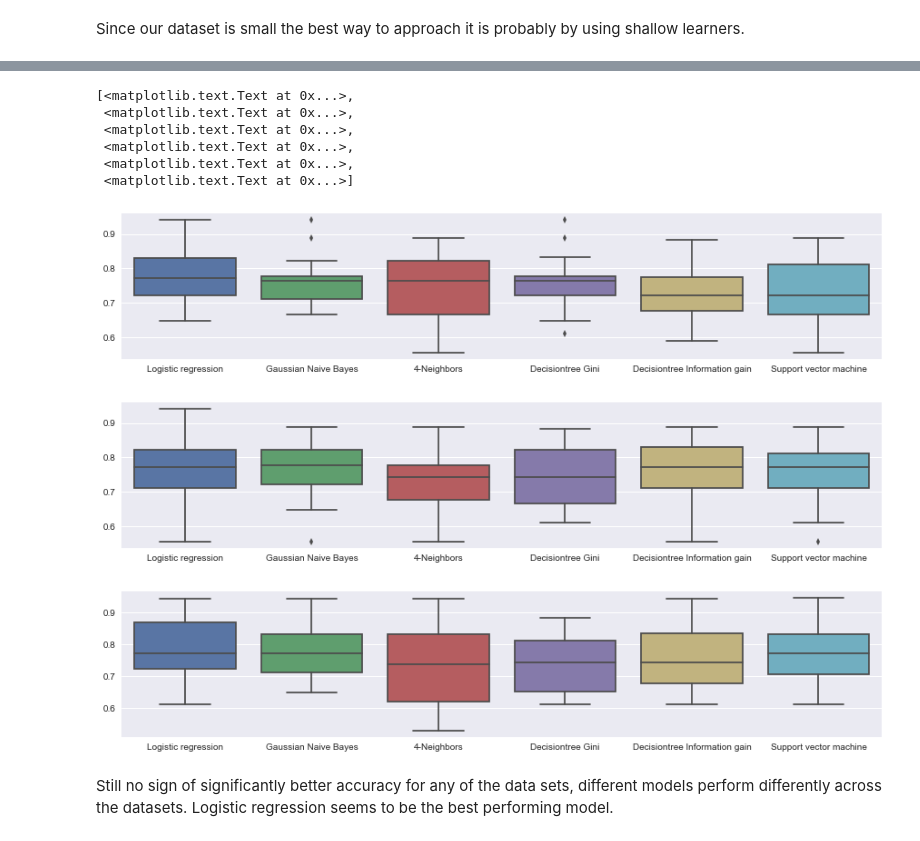
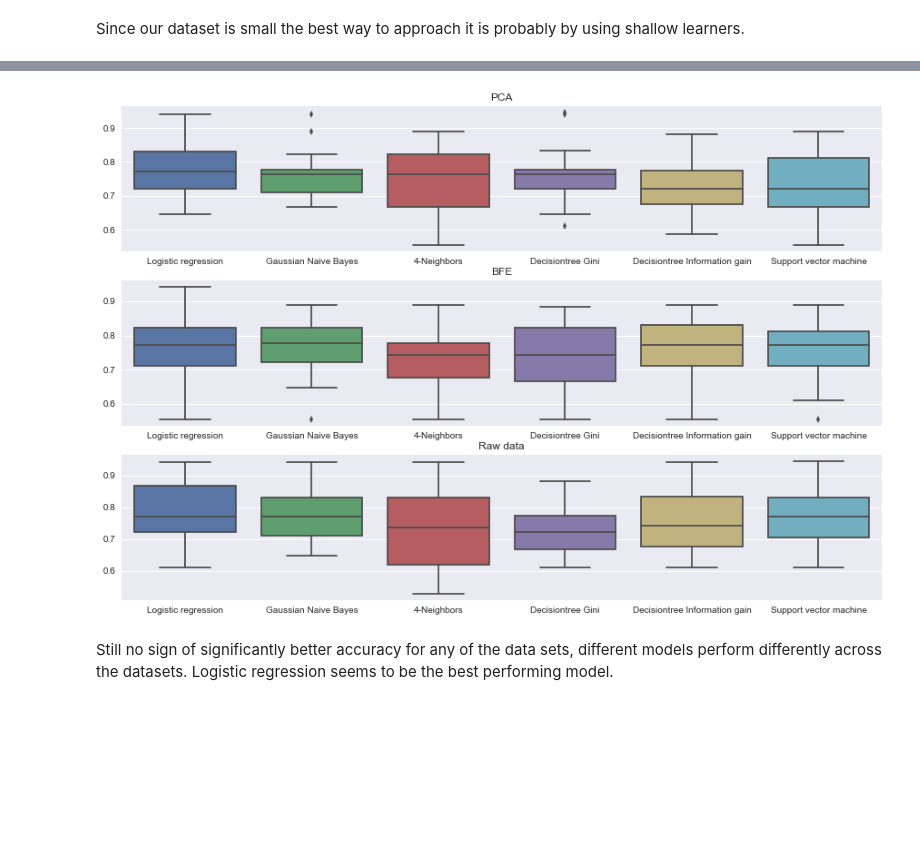
Before and after one commit to Tranhd/Diabetes-Classification, a Jupyter notebook: Model Selection.ipynb, the cells around one changed output, grey strips where cells are left out. Cells and saved outputs as stored; diff of their text form; code cells hidden in the pictures; blank space fills up the shorter version.

```diff
--- a/Model Selection.ipynb
+++ b/Model Selection.ipynb
@@ -130,28 +130,22 @@ Support vector machine 0.774872912128
 # %%
 f, ax = plt.subplots(figsize=(15,10))
 plt.subplot(3, 1, 1)
 ax = sns.boxplot(data=results_PCA)
+ax.set_title("PCA")
 ax.set_xticklabels(modelnames)
 
-f, ax = plt.subplots(figsize=(15,10))
 plt.subplot(3, 1, 2)
 ax = sns.boxplot(data=results_BFE)
+ax.set_title("BFE")
 ax.set_xticklabels(modelnames)
 
-f, ax = plt.subplots(figsize=(15,10))
 plt.subplot(3, 1, 3)
 ax = sns.boxplot(data=results)
 ax.set_xticklabels(modelnames)
+ax.set_title("Raw data")
+plt.savefig('modelsvsdata.eps', format='eps', dpi=1000)
 # %% [output]
-[<matplotlib.text.Text at 0x...>,
- <matplotlib.text.Text at 0x...>,
- <matplotlib.text.Text at 0x...>,
- <matplotlib.text.Text at 0x...>,
- <matplotlib.text.Text at 0x...>,
- <matplotlib.text.Text at 0x...>]
-[figure, old version]
+[figure, new version]
-[figure, removed]
-[figure, removed]
 # %% [markdown]
 Still no sign of significantly better accuracy for any of the data sets, different models perform differently across the datasets. Logistic regression seems to be the best performing model.
 # %% [markdown]
```
Also changed, not shown: parts of 12 cells of this notebook, 2 other files.
